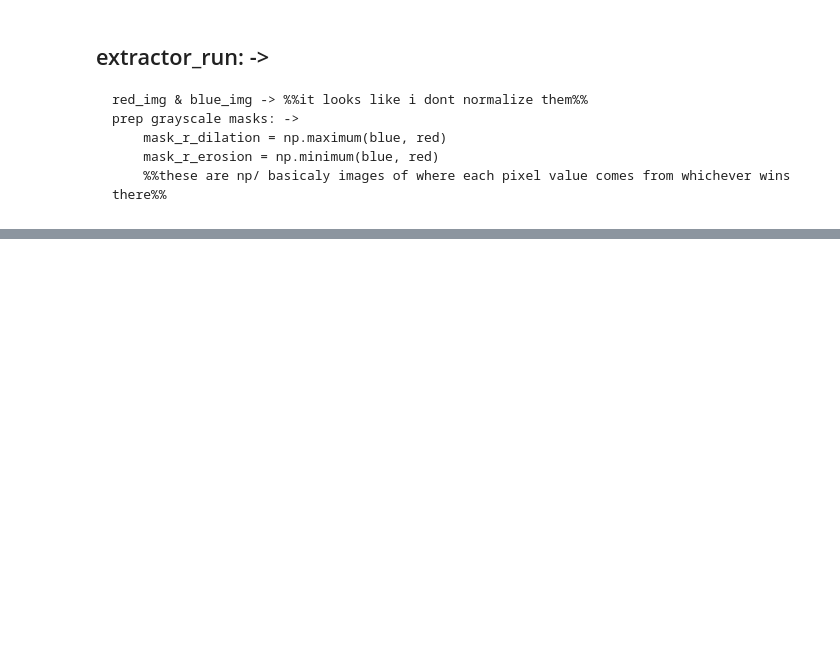
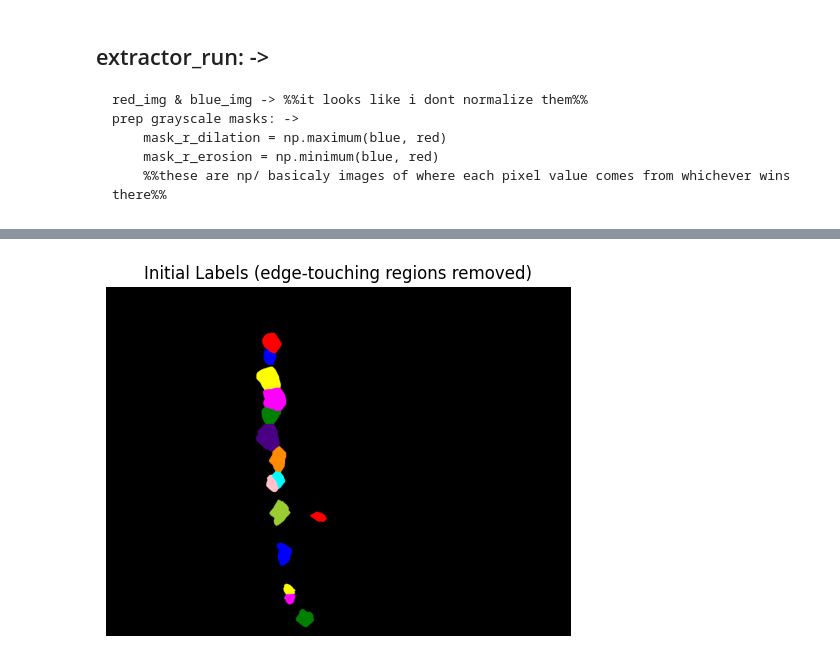
Before and after one commit to pbert5/lysozyme-stain-quantification, a Jupyter notebook: docs/pipelineTheory.ipynb, the cells around one changed output, grey strips where cells are left out. Saved outputs shown, nothing was run; the diff lists cells and outputs as text; code cells hidden in the pictures; blank space fills up the shorter version.

```diff
--- a/docs/pipelineTheory.ipynb
+++ b/docs/pipelineTheory.ipynb
@@ -292,0 +344,12 @@ Average Crypt Intensity: 1.7291204929351807
+# %%
+from skimage.color import label2rgb
+# Remove regions that touch the image edges
+initial_labels = _remove_edge_touching_regions(ws_labels)
+# show initial_labels
+plt.figure(figsize=(6,6))
+plt.imshow(label2rgb(initial_labels))
+plt.title('Initial Labels (edge-touching regions removed)')
+plt.axis('off')
+plt.show()
+# %% [output]
+[figure, added]
```
Also changed, not shown: parts of 5 cells of this notebook.
